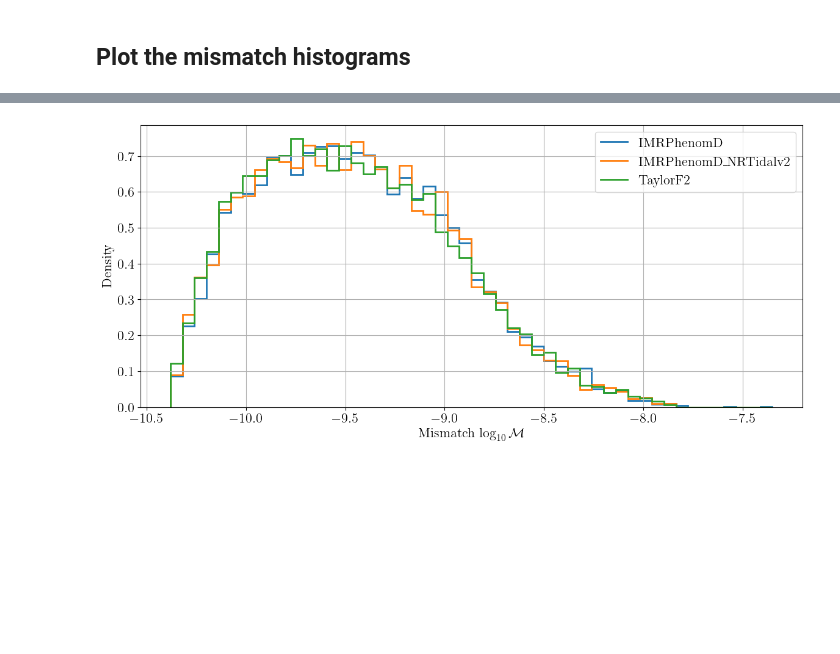
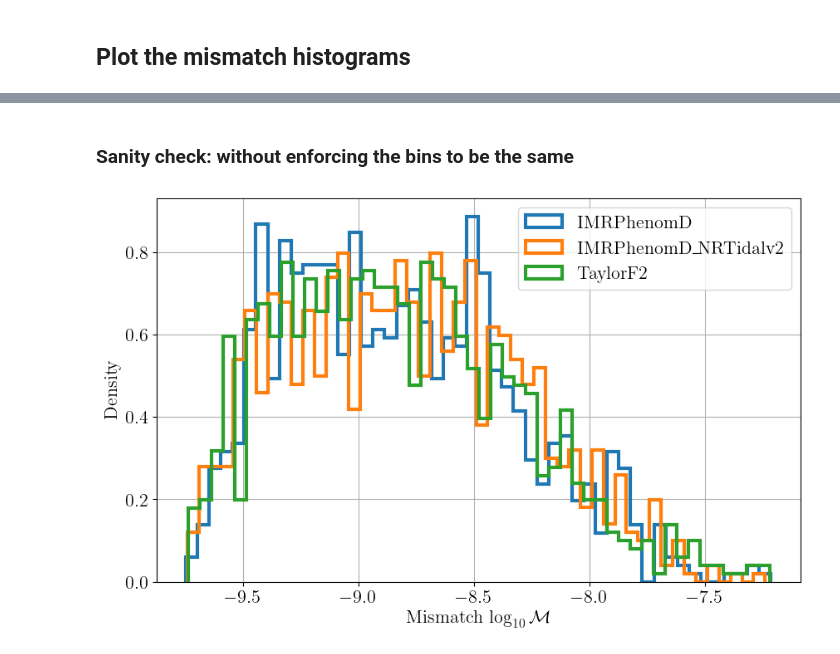
Before and after one commit to ThibeauWouters/TurboPE-BNS, a Jupyter notebook: postprocessing/plot_ripple_matches.ipynb, the cells around one changed output, grey strips where cells are left out. Cells and saved outputs as stored; diff of their text form; code cells hidden in the pictures; blank space fills up the shorter version.

Commit message:
improved ripple benchmarking

```diff
--- a/postprocessing/plot_ripple_matches.ipynb
+++ b/postprocessing/plot_ripple_matches.ipynb
@@ -40,0 +51,2 @@ The autoreload extension is already loaded. To reload it, use:
+# %%
+RUN_BENCHMARK_WAVEFORM = False
@@ -41,9 +55,21 @@ The autoreload extension is already loaded. To reload it, use:
+# %%
+N_samples = 1_000
+bounds = {"m": [0.5, 3.0],
+          "chi": [-0.05, 0.05],
+          "lambda": [0, 5000],
+          "d_L": [1, 400]
+        }
+
+outdir = "../data/"
+
+approximant_list = ["IMRPhenomD", "TaylorF2", "IMRPhenomD_NRTidalv2"]
+if RUN_BENCHMARK_WAVEFORM:
+  for approximant in approximant_list:
+      print(f"Checking {approximant}")
+      random_match(N_samples, bounds, approximant, outdir, "../data/psds/psd.txt")
 # %% [markdown]
 ## Read in mismatch data
 # %%
-# Hyperparameter: do we vary the extrinsic parameters or not
-vary_extrinsic = False
-
 # Choose tidal waveform here
 approximant_names = ["IMRPhenomD",
                      "IMRPhenomD_NRTidalv2",
@@ -56,10 +82,7 @@ approximant_names_latex = [r"IMRPhenomD",
 matches_dict = {}
 for approximant in approximant_names:
 
-    if vary_extrinsic:
-        matches_filename = os.path.join(os.getcwd(), f"../data/check_{approximant}_matches_vary_extrinsic.csv")
-    else:
-        matches_filename = os.path.join(os.getcwd(), f"../data/check_{approximant}_matches.csv")
+    matches_filename = os.path.join(os.getcwd(), f"../data/matches_data/matches_{approximant}.csv")
     print(f"Reading in matches from {matches_filename}")
     matches_df = pd.read_csv(matches_filename)
 
@@ -191,20 +141,20 @@ Reading in matches from /Users/Woute029/Documents/Code/TurboPE-BNS/postprocessin
+# %% [markdown]
+### Sanity check: without enforcing the bins to be the same
 # %%
-plt.figure(figsize = (14, 6))
+plt.figure(figsize = (10, 6))
 counter = 0
 for key, value in matches_dict.items():
     latex_label = approximant_names_latex[counter]
     mismatch_values = value["mismatch"]
-    if counter == 0:
-        counts, bins = np.histogram(mismatch_values, bins = 50, density=True)
-    else:
-        counts, _ = np.histogram(mismatch_values, bins = bins, density=True)
-    plt.stairs(counts, bins, linewidth=2, label=latex_label)
+    plt.hist(mismatch_values, bins=50, histtype='step', linewidth=3, density=True, label=latex_label)
+    # plt.hist(mismatch_values, bins=50, histtype='step', linewidth=3, density=True, label=latex_label)
+
     counter += 1
 
 plt.xlabel(r"Mismatch $\log_{10} \mathcal{M}$")
 plt.legend()
 plt.ylabel("Density")
-plt.savefig("../outdir/mismatch_histogram_vary_extrinsic.pdf", bbox_inches="tight")
+# plt.savefig("../figures/mismatch_histogram.pdf", bbox_inches="tight")
 plt.show()
 # %% [output]
-[figure, old version]
+[figure, new version]
```
Also changed, not shown: parts of 14 cells of this notebook, 13 other files.
